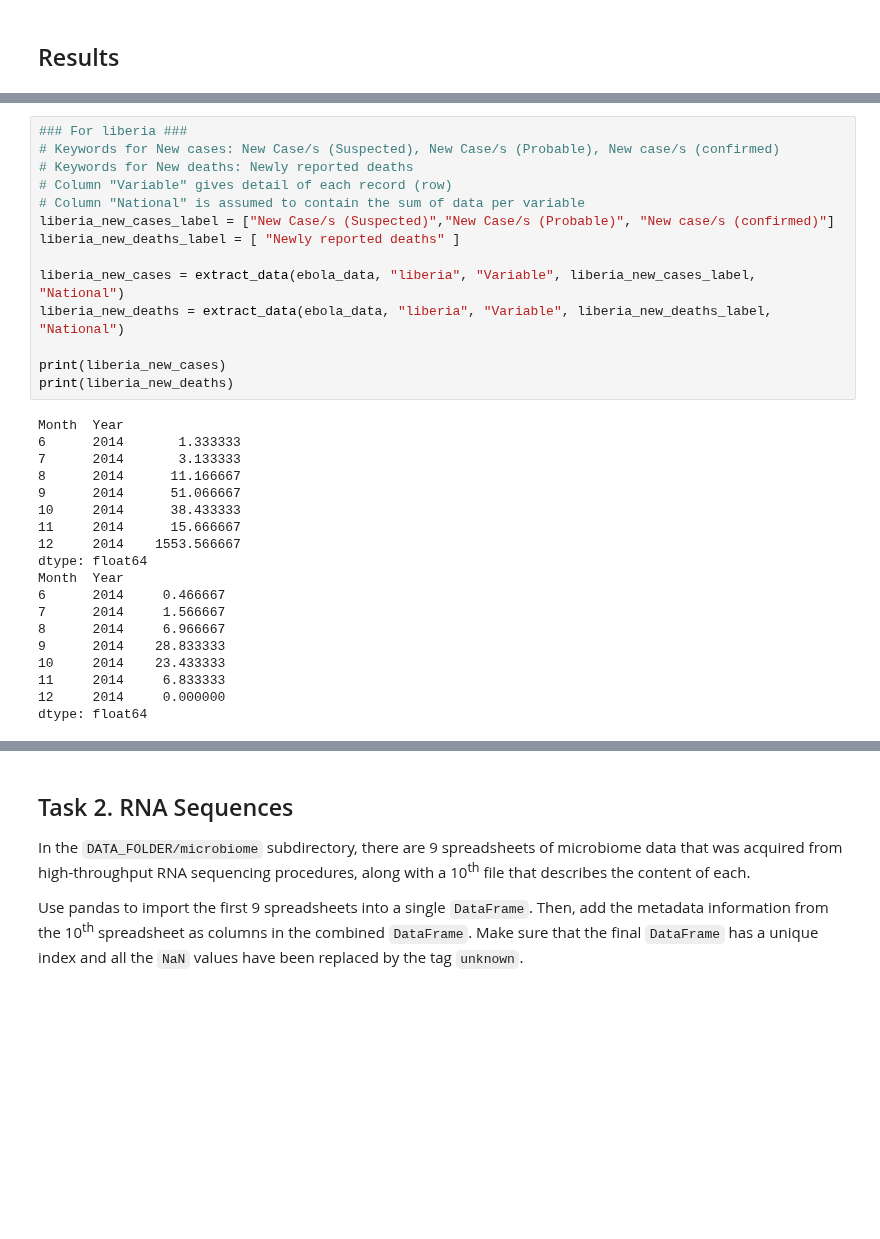
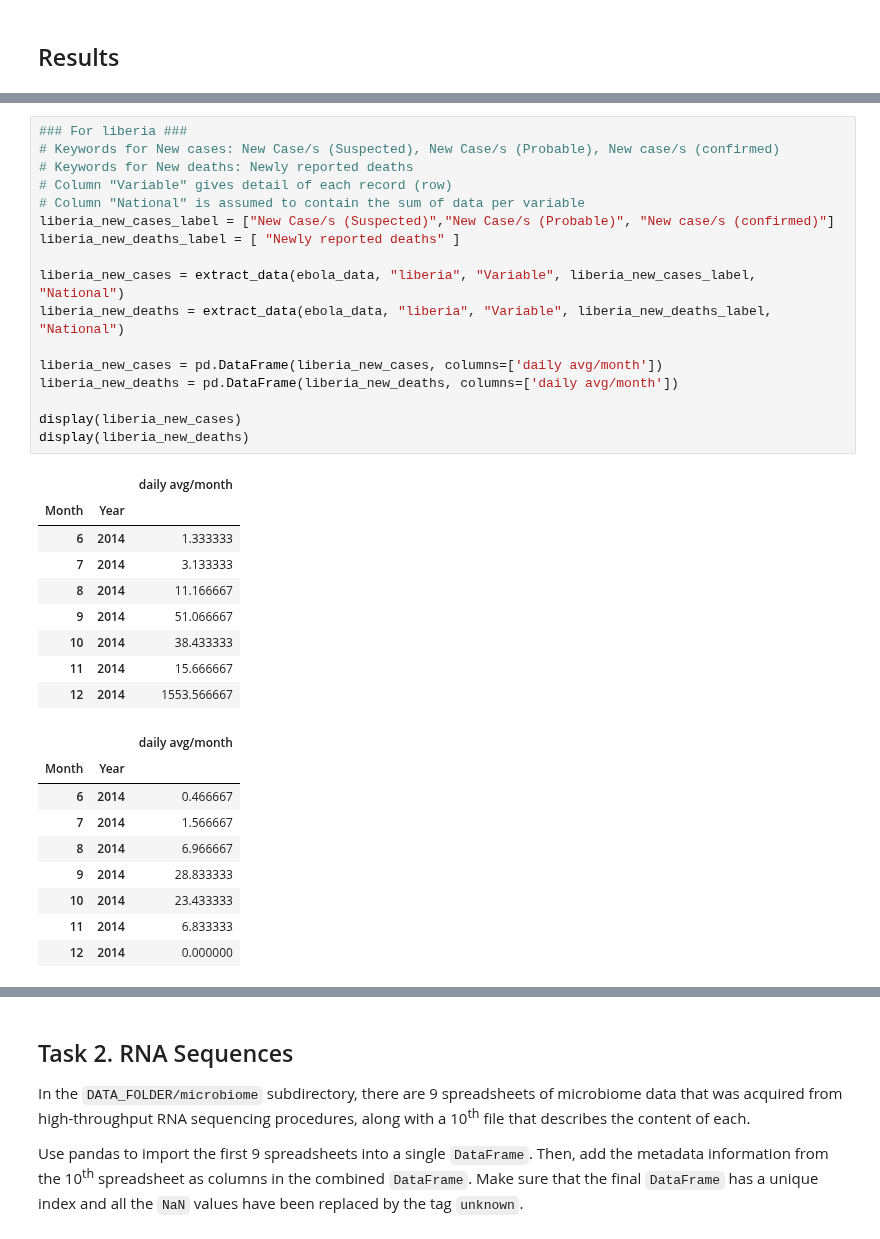
Before and after one commit to sanadhis/ADA-2017, a Jupyter notebook: 01 - Pandas and Data Wrangling/Howework 1.ipynb, the cells around one changed output, grey strips where cells are left out. Drawn from its saved outputs; the diff is of its cells as text; blank space fills up the shorter version.

Commit message:
Hw01-task01: Furnish Result, Display Instead of Print

```diff
--- a/01 - Pandas and Data Wrangling/Howework 1.ipynb
+++ b/01 - Pandas and Data Wrangling/Howework 1.ipynb
@@ -175,36 +178,39 @@ dtype: float64
 # %%
 ### For liberia ###
 # Keywords for New cases: New Case/s (Suspected), New Case/s (Probable), New case/s (confirmed)
 # Keywords for New deaths: Newly reported deaths
 # Column "Variable" gives detail of each record (row)
 # Column "National" is assumed to contain the sum of data per variable
 liberia_new_cases_label = ["New Case/s (Suspected)","New Case/s (Probable)", "New case/s (confirmed)"]
 liberia_new_deaths_label = [ "Newly reported deaths" ]
 
 liberia_new_cases = extract_data(ebola_data, "liberia", "Variable", liberia_new_cases_label, "National")
 liberia_new_deaths = extract_data(ebola_data, "liberia", "Variable", liberia_new_deaths_label, "National")
 
-print(liberia_new_cases)
-print(liberia_new_deaths)
+liberia_new_cases = pd.DataFrame(liberia_new_cases, columns=['daily avg/month'])
+liberia_new_deaths = pd.DataFrame(liberia_new_deaths, columns=['daily avg/month'])
+
+display(liberia_new_cases)
+display(liberia_new_deaths)
 # %% [output]
-Month  Year
-6      2014       1.333333
-7      2014       3.133333
-8      2014      11.166667
-9      2014      51.066667
-10     2014      38.433333
-11     2014      15.666667
-12     2014    1553.566667
-dtype: float64
-Month  Year
-6      2014     0.466667
-7      2014     1.566667
-8      2014     6.966667
-9      2014    28.833333
-10     2014    23.433333
-11     2014     6.833333
-12     2014     0.000000
-dtype: float64
+|  |  | daily avg/month |
+| Month | Year |  |
+| 6 | 2014 | 1.333333 |
+| 7 | 2014 | 3.133333 |
+| 8 | 2014 | 11.166667 |
+| 9 | 2014 | 51.066667 |
+| 10 | 2014 | 38.433333 |
+| 11 | 2014 | 15.666667 |
+| 12 | 2014 | 1553.566667 |
+|  |  | daily avg/month |
+| Month | Year |  |
+| 6 | 2014 | 0.466667 |
+| 7 | 2014 | 1.566667 |
+| 8 | 2014 | 6.966667 |
+| 9 | 2014 | 28.833333 |
+| 10 | 2014 | 23.433333 |
+| 11 | 2014 | 6.833333 |
+| 12 | 2014 | 0.000000 |
 # %%
 ### For SL ###
 # Keywords for New cases: new_suspected, new_probable, new_confirmed
```
Also changed, not shown: parts of 2 cells of this notebook.
